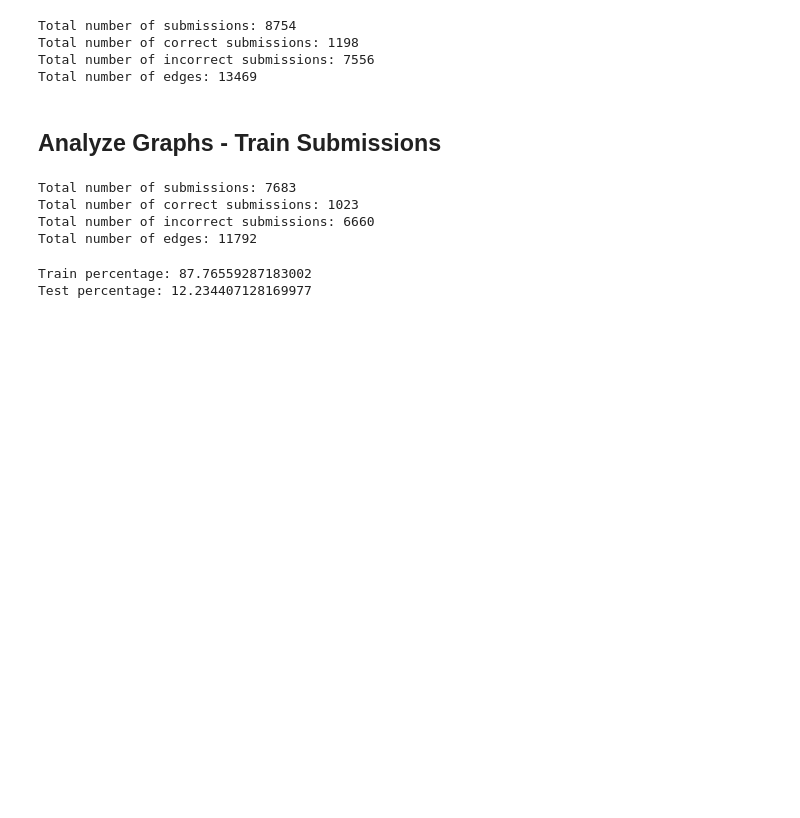
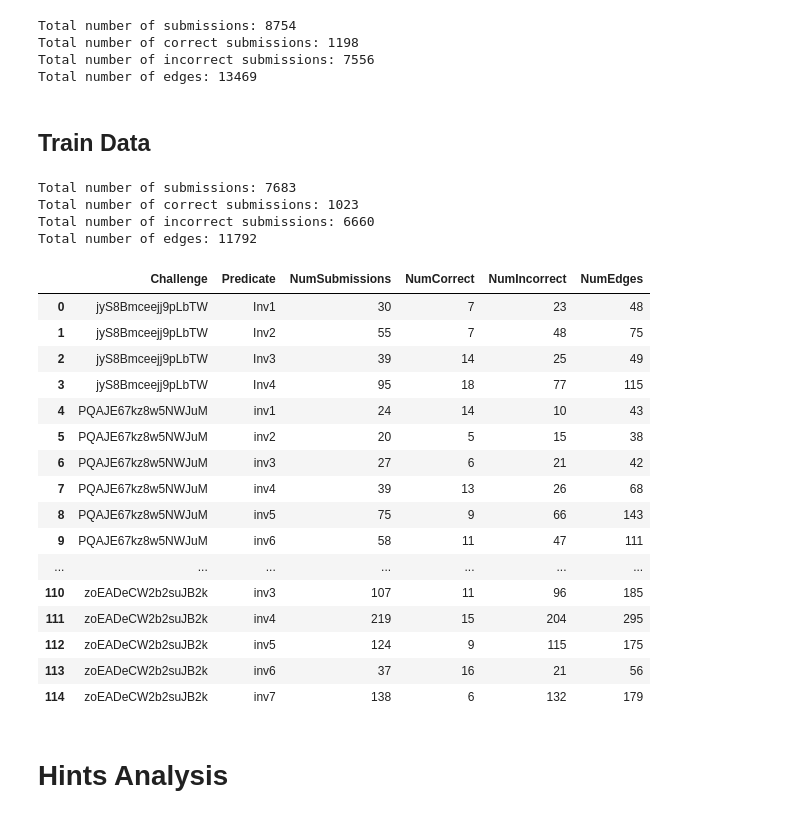
Before and after one commit to anaines14/HiGenA, a Jupyter notebook: graph/data/analysis/data_analysis.ipynb, the cells around one changed output. Drawn from its saved outputs; the diff is of its cells as text; code cells hidden in the pictures; blank space fills up the shorter version.

```diff
--- a/graph/data/analysis/data_analysis.ipynb
+++ b/graph/data/analysis/data_analysis.ipynb
@@ -173,7 +185,7 @@ Total number of correct submissions: 1198
 Total number of incorrect submissions: 7556
 Total number of edges: 13469
 # %% [markdown]
-## Analyze Graphs - Train Submissions
+## Train Data
 # %%
 df = importGraphAnalytics("./resources/analytics_train_submissions.csv")
 analyzeGraphAnalytics(df)
@@ -182,12 +194,25 @@ Total number of submissions: 7683
 Total number of correct submissions: 1023
 Total number of incorrect submissions: 6660
 Total number of edges: 11792
-# %%
-train_percentage = 7683/8754 * 100
-test_percentage = 100 - train_percentage
-
-print("Train percentage: " + str(train_percentage))
-print("Test percentage: " + str(test_percentage))
-# %% [output]
-Train percentage: 87.76559287183002
-Test percentage: 12.234407128169977
+# %%
+df
+# %% [output]
+|  | Challenge | Predicate | NumSubmissions | NumCorrect | NumIncorrect | NumEdges |
+| 0 | jyS8Bmceejj9pLbTW | Inv1 | 30 | 7 | 23 | 48 |
+| 1 | jyS8Bmceejj9pLbTW | Inv2 | 55 | 7 | 48 | 75 |
+| 2 | jyS8Bmceejj9pLbTW | Inv3 | 39 | 14 | 25 | 49 |
+| 3 | jyS8Bmceejj9pLbTW | Inv4 | 95 | 18 | 77 | 115 |
+| 4 | PQAJE67kz8w5NWJuM | inv1 | 24 | 14 | 10 | 43 |
+| 5 | PQAJE67kz8w5NWJuM | inv2 | 20 | 5 | 15 | 38 |
+| 6 | PQAJE67kz8w5NWJuM | inv3 | 27 | 6 | 21 | 42 |
+| 7 | PQAJE67kz8w5NWJuM | inv4 | 39 | 13 | 26 | 68 |
+| 8 | PQAJE67kz8w5NWJuM | inv5 | 75 | 9 | 66 | 143 |
+| 9 | PQAJE67kz8w5NWJuM | inv6 | 58 | 11 | 47 | 111 |
+| ... | ... | ... | ... | ... | ... | ... |
+| 110 | zoEADeCW2b2suJB2k | inv3 | 107 | 11 | 96 | 185 |
+| 111 | zoEADeCW2b2suJB2k | inv4 | 219 | 15 | 204 | 295 |
+| 112 | zoEADeCW2b2suJB2k | inv5 | 124 | 9 | 115 | 175 |
+| 113 | zoEADeCW2b2suJB2k | inv6 | 37 | 16 | 21 | 56 |
+| 114 | zoEADeCW2b2suJB2k | inv7 | 138 | 6 | 132 | 179 |
+# %% [markdown]
+# Hints Analysis
```
Also changed, not shown: parts of 8 cells of this notebook.
